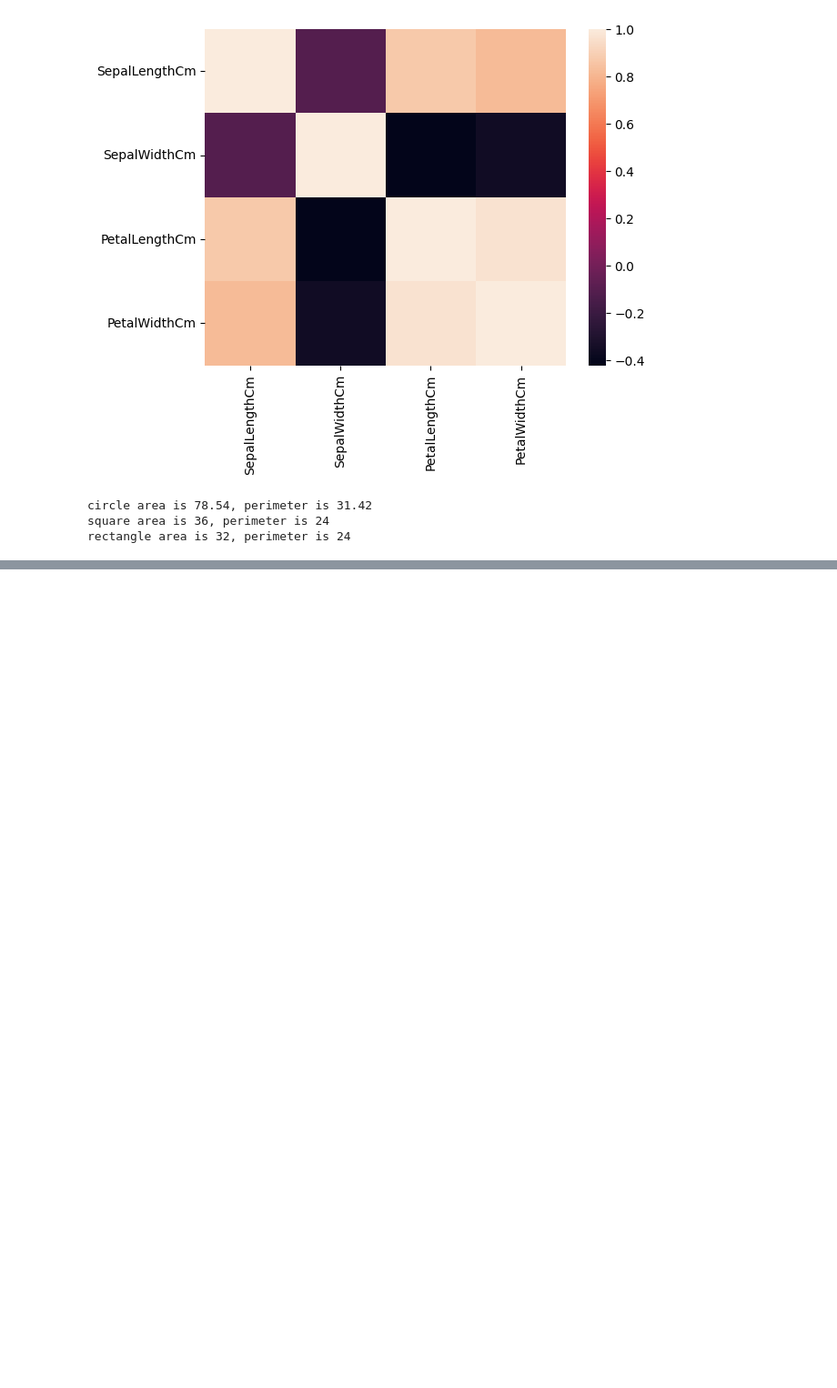
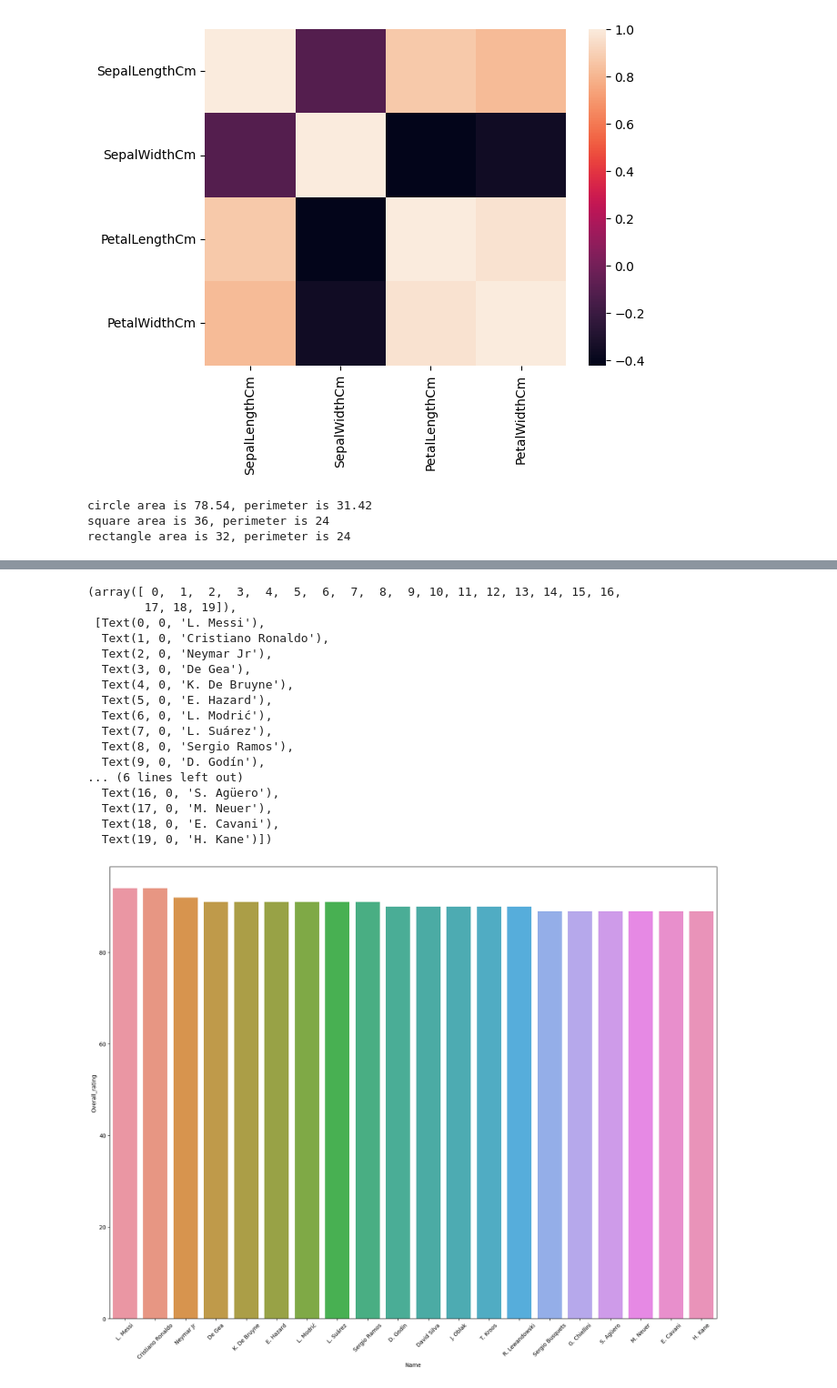
Before and after one commit to yogesh3i/Data_Science_Machine_Learning, a Jupyter notebook: General python practice/practice.ipynb, the cells around one changed output, grey strips where cells are left out. Shown at 91% size. Saved outputs shown, nothing was run; the diff lists cells and outputs as text; code cells hidden in the pictures; blank space fills up the shorter version.

```diff
--- a/General python practice/practice.ipynb
+++ b/General python practice/practice.ipynb
@@ -533,0 +1573,35 @@ rectangle area is 32, perimeter is 24
+# %%
+import matplotlib.pyplot as plt
+import seaborn as sns
+import pandas as pd
+import numpy as np
+import warnings
+warnings.filterwarnings('ignore')
+data = pd.read_csv('fifa_case_study.csv')
+
+plt.figure(figsize=(20,15))
+sorted_data = data.sort_values(by='Overall',ascending=False)
+sort_data = sorted_data.head(20)
+sns.barplot(x='Name',y='Overall',data=sort_data)
+plt.xlabel('Name')
+plt.ylabel('Overall_rating')
+plt.xticks(rotation=45)
+# %% [output]
+(array([ 0,  1,  2,  3,  4,  5,  6,  7,  8,  9, 10, 11, 12, 13, 14, 15, 16,
+        17, 18, 19]),
+ [Text(0, 0, 'L. Messi'),
+  Text(1, 0, 'Cristiano Ronaldo'),
+  Text(2, 0, 'Neymar Jr'),
+  Text(3, 0, 'De Gea'),
+  Text(4, 0, 'K. De Bruyne'),
+  Text(5, 0, 'E. Hazard'),
+  Text(6, 0, 'L. Modrić'),
+  Text(7, 0, 'L. Suárez'),
+  Text(8, 0, 'Sergio Ramos'),
+  Text(9, 0, 'D. Godín'),
+... (6 lines left out)
+  Text(16, 0, 'S. Agüero'),
+  Text(17, 0, 'M. Neuer'),
+  Text(18, 0, 'E. Cavani'),
+  Text(19, 0, 'H. Kane')])
+[figure, added]
```
Also changed, not shown: parts of 136 cells of this notebook, 29 other files.
